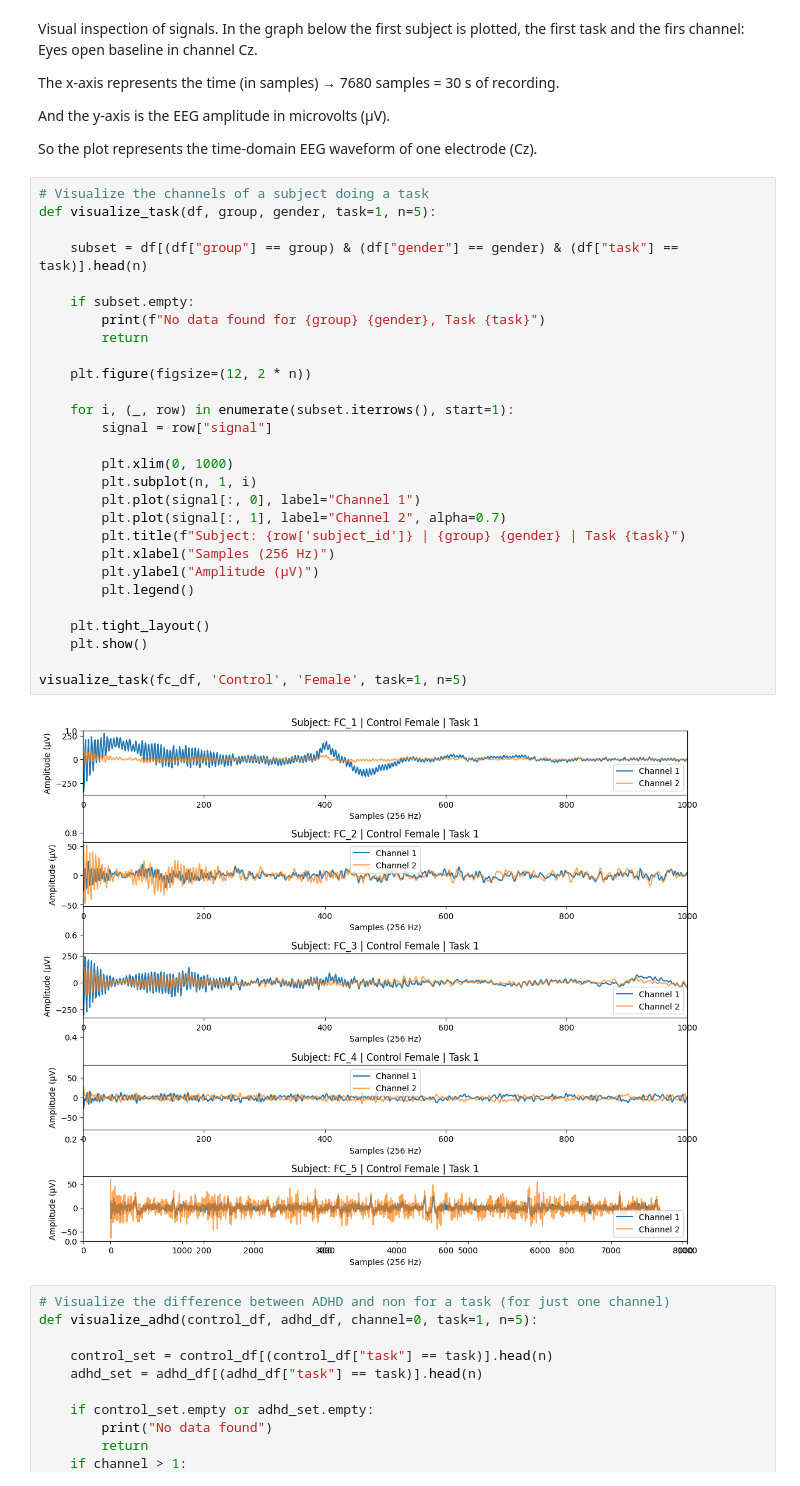
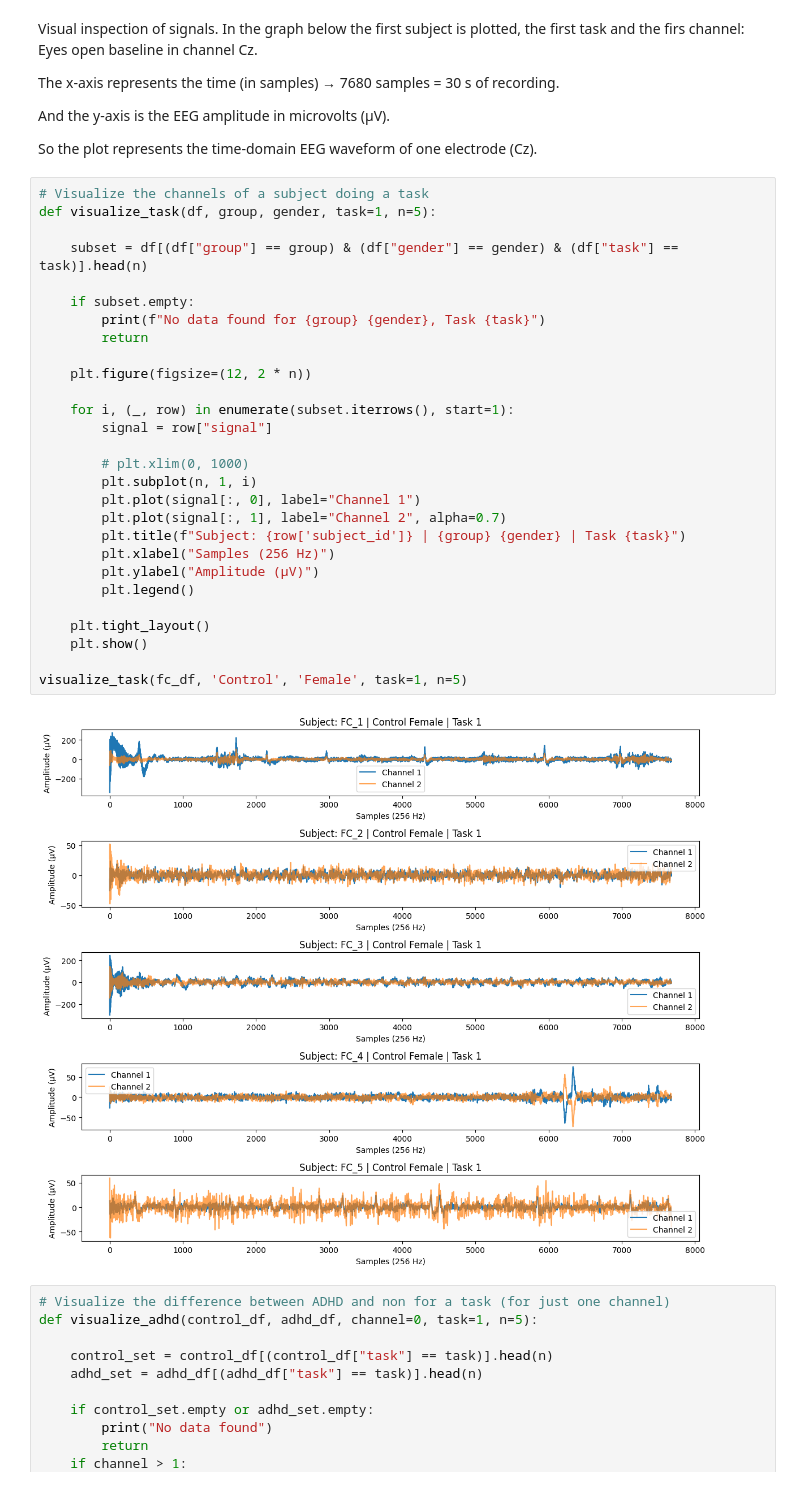
Before and after one commit to iomullony/ADHD-Predictor, a Jupyter notebook: main.ipynb, the cells around one changed output. Saved outputs shown, nothing was run; the diff lists cells and outputs as text.

```diff
--- a/main.ipynb
+++ b/main.ipynb
@@ -76,33 +79,33 @@ So the plot represents the time-domain EEG waveform of one electrode (Cz).
 # %%
 # Visualize the channels of a subject doing a task
 def visualize_task(df, group, gender, task=1, n=5):
 
     subset = df[(df["group"] == group) & (df["gender"] == gender) & (df["task"] == task)].head(n)
 
     if subset.empty:
         print(f"No data found for {group} {gender}, Task {task}")
         return
 
     plt.figure(figsize=(12, 2 * n))
 
     for i, (_, row) in enumerate(subset.iterrows(), start=1):
         signal = row["signal"]
 
-        plt.xlim(0, 1000)
+        # plt.xlim(0, 1000)
         plt.subplot(n, 1, i)
         plt.plot(signal[:, 0], label="Channel 1")
         plt.plot(signal[:, 1], label="Channel 2", alpha=0.7)
         plt.title(f"Subject: {row['subject_id']} | {group} {gender} | Task {task}")
         plt.xlabel("Samples (256 Hz)")
         plt.ylabel("Amplitude (µV)")
         plt.legend()
 
     plt.tight_layout()
     plt.show()
 
 visualize_task(fc_df, 'Control', 'Female', task=1, n=5)
 # %% [output]
-[figure, old version]
+[figure, new version]
 # %%
 # Visualize the difference between ADHD and non for a task (for just one channel)
 def visualize_adhd(control_df, adhd_df, channel=0, task=1, n=5):
```
Also changed, not shown: parts of 21 cells of this notebook, 7 other files.
